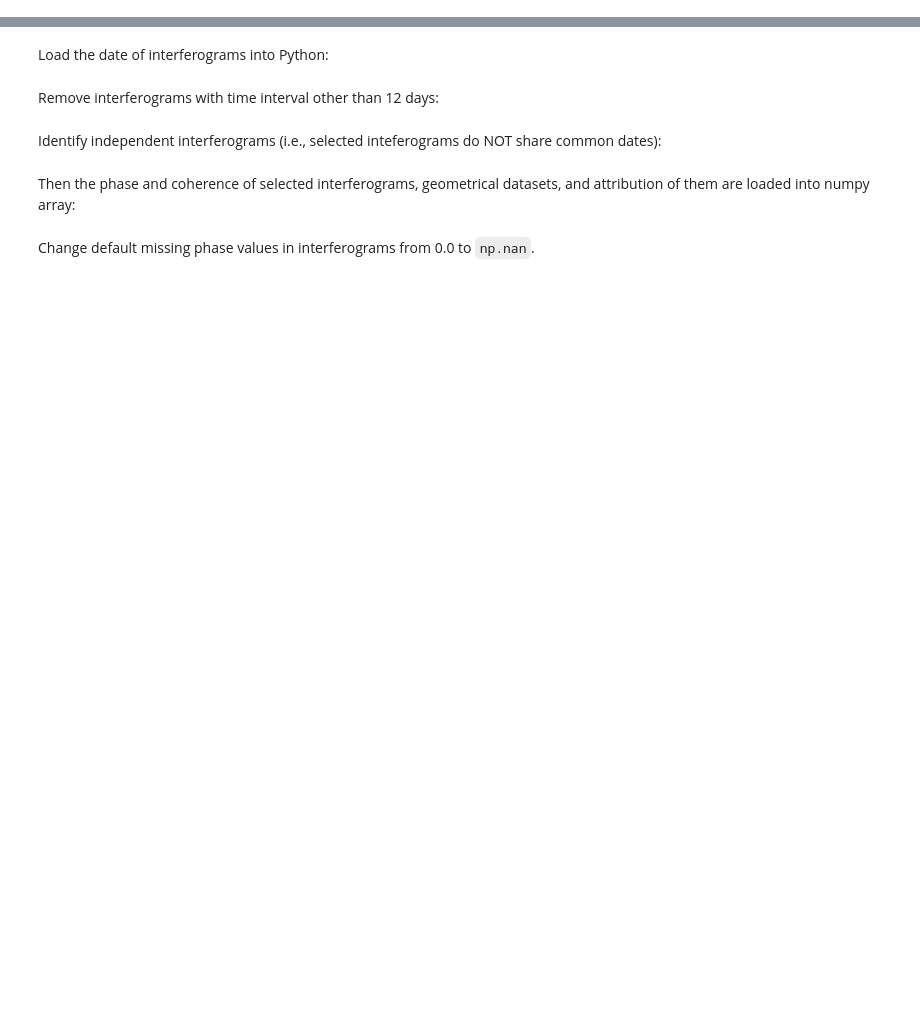
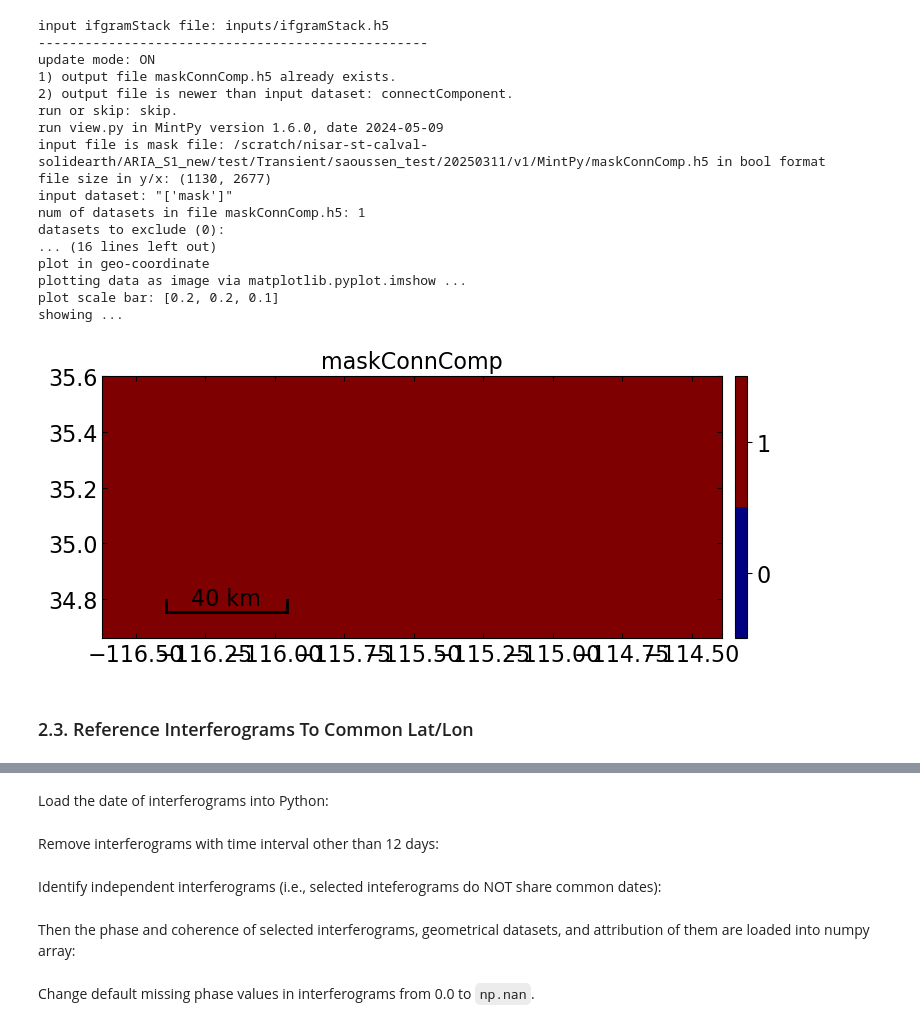
Before and after one commit to nisar-solid/ATBD, a Jupyter notebook: methods/transient/Transient_Requirement_Validation.ipynb, the cells around one changed output, grey strips where cells are left out. Cells and saved outputs as stored; diff of their text form; code cells hidden in the pictures; blank space fills up the shorter version.

```diff
--- a/methods/transient/Transient_Requirement_Validation.ipynb
+++ b/methods/transient/Transient_Requirement_Validation.ipynb
@@ -144,0 +217,25 @@ sitedata['sites'][site]
+# %%
+command='generate_mask.py inputs/ifgramStack.h5  --nonzero  -o maskConnComp.h5  --update'
+process = subprocess.run(command, shell=True)
+view.main(['maskConnComp.h5', 'mask'])
+# %% [output]
+input ifgramStack file: inputs/ifgramStack.h5
+--------------------------------------------------
+update mode: ON
+1) output file maskConnComp.h5 already exists.
+2) output file is newer than input dataset: connectComponent.
+run or skip: skip.
+run view.py in MintPy version 1.6.0, date 2024-05-09
+input file is mask file: /scratch/nisar-st-calval-solidearth/ARIA_S1_new/test/Transient/saoussen_test/20250311/v1/MintPy/maskConnComp.h5 in bool format
+file size in y/x: (1130, 2677)
+input dataset: "['mask']"
+num of datasets in file maskConnComp.h5: 1
+datasets to exclude (0):
+... (16 lines left out)
+plot in geo-coordinate
+plotting data as image via matplotlib.pyplot.imshow ...
+plot scale bar: [0.2, 0.2, 0.1]
+showing ...
+[figure, added]
+# %% [markdown]
+### 2.3. Reference Interferograms To Common Lat/Lon <a id='common_latlon'></a>
```
Also changed, not shown: parts of 116 cells of this notebook, 1 other file.
